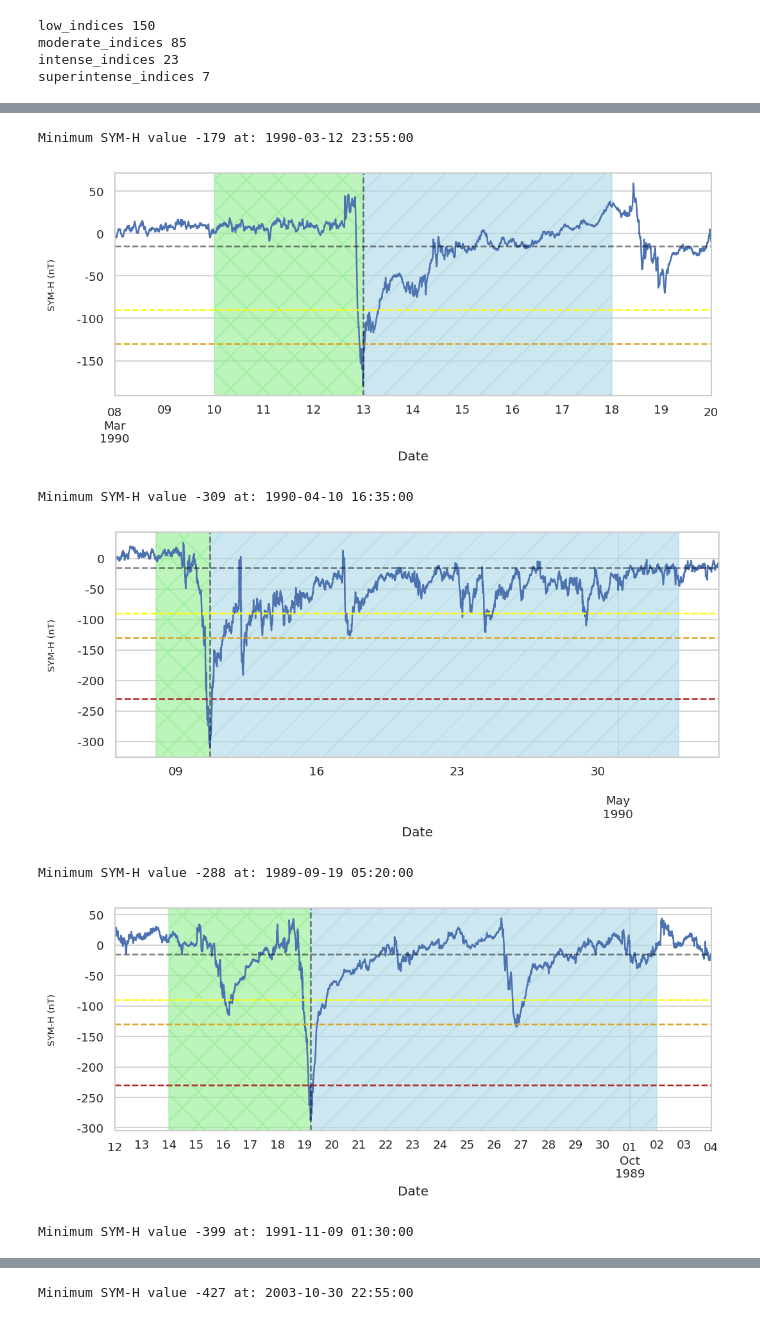
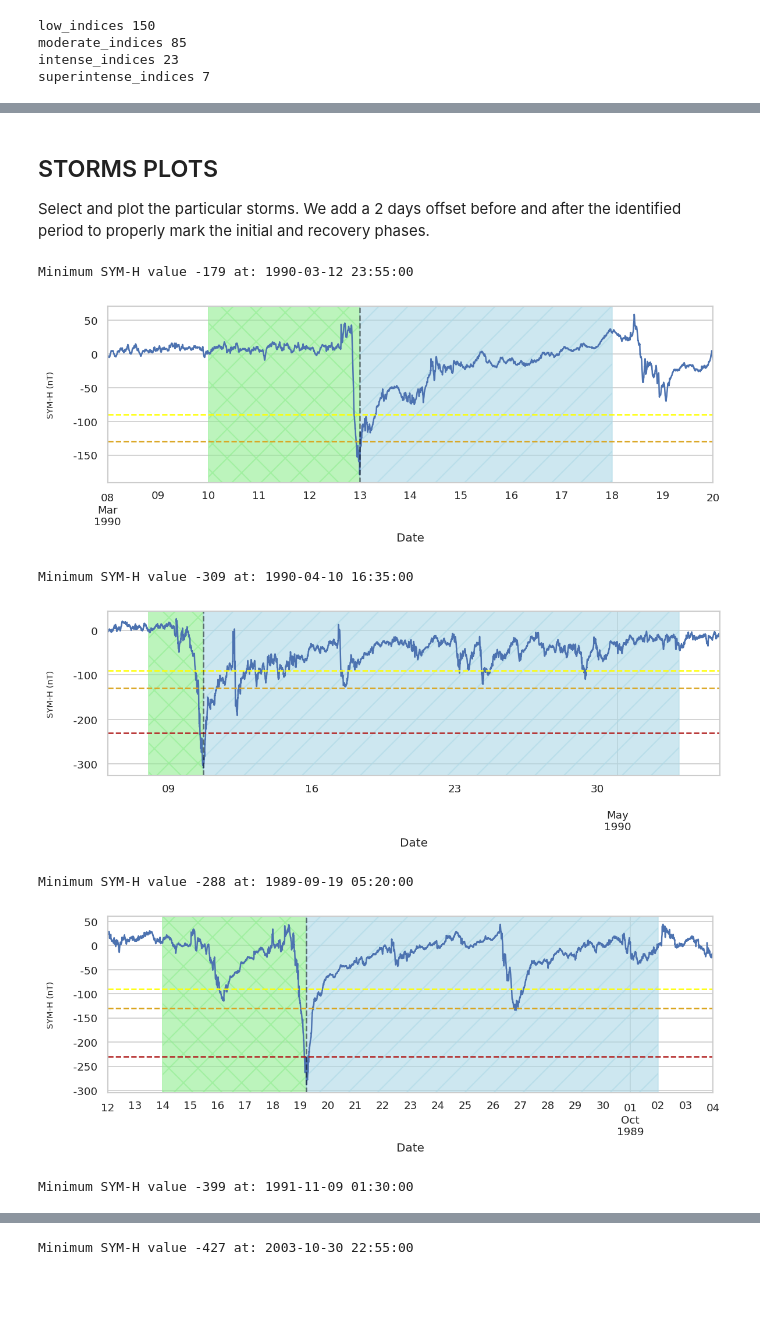
Before and after one commit to Redxgit/classifying-bounding-gstorms, a Jupyter notebook: 4a-Particular-storms-SYM.ipynb, the cells around one changed output, grey strips where cells are left out. Cells and saved outputs as stored; diff of their text form; code cells hidden in the pictures; blank space fills up the shorter version.

```diff
--- a/4a-Particular-storms-SYM.ipynb
+++ b/4a-Particular-storms-SYM.ipynb
@@ -103,17 +112,3 @@ low_indices 150
 moderate_indices 85
 intense_indices 23
 superintense_indices 7
-# %%
-# Plot the super-intense storms
-# the yellow horizontal line corresponds to the low intensity threshold
-# the orange horizontal line corresponds to the moderate intensity threshold
-# the red horizontal line corresponds to the intense threshold
-# the magenta horizontal line corresponds to the super-intense threshold
-print(f'{len(superintense_indices)} superintense storms')
-for ix, ind in enumerate(superintense_indices):
-    ax = utils.plot_storm_sym(dfx, summary_df_sym, ind)
-    strm = utils.get_storm(dfx, summary_df_sym, ind)
-    ax.axvline(strm['SYM_H'].idxmin(), linestyle = '--', color = 'black', alpha = 0.5)
-    ax.axhline(-15, linestyle = '--', color = 'black', alpha = 0.5)
-    print(f'Minimum SYM-H value {strm["SYM_H"].min()} at: {strm["SYM_H"].idxmin()}')
-    plt.show();
@@ -185,7 +115,11 @@ Minimum SYM-H value -393 at: 2004-11-08 05:55:00
+# %% [markdown]
+## STORMS PLOTS <a class="anchor" id="section_1"></a>
+
+Select and plot the particular storms. We add a 2 days offset before and after the identified period to properly mark the initial and recovery phases.
+# %%
+storms_to_plot = [80, 82, 74, 99, 210, 218, 131]
 # %%
-inds = [80, 82, 74, 99, 210, 218]
-
-for ind in inds:
+for ind in storms_to_plot:
     #ax = utils.plot_storm_sym(dfx, summary_df_sym, ind)
     strm = utils.get_storm(dfx, summary_df_sym, ind)
     strm_start = strm.index[0]
@@ -209,37 +143,37 @@ for ind in inds:
     min_sym = strm_full["SYM_H"].min()
     if min_sym <= utils.SYM_H_THRESHOLD_LOW:
         ax.axhline(utils.SYM_H_THRESHOLD_LOW, linestyle="--", color=utils.COLOR_LOW)
 
         if min_sym <= utils.SYM_H_THRESHOLD_MODERATE:
             ax.axhline(utils.SYM_H_THRESHOLD_MODERATE, linestyle="--", color=utils.COLOR_MODERATE)
 
             if min_sym <= utils.SYM_H_THRESHOLD_INTENSE:
                 ax.axhline(utils.SYM_H_THRESHOLD_INTENSE, linestyle="--", color=utils.COLOR_INTENSE)
 
                 if min_sym <= utils.SYM_H_THRESHOLD_SUPERINTENSE:
                     ax.axhline(
                         utils.SYM_H_THRESHOLD_SUPERINTENSE, linestyle="--", color=utils.COLOR_SUPERINTENSE
                     )
 
     ax.yaxis.set_major_formatter(StrMethodFormatter("{x:>8.0f}"))
 
     #ax.fill_between(strm.index, strm_full['SYM_H'].max(), strm_full['SYM_H'].min(),
     #                interpolate=True, color=utils.COLOR_SUPERINTENSE, alpha = 0.6, hatch='x')
 
     ax.axvspan(strm.index[0], idxmin, color = 'lightgreen', alpha = 0.6, hatch='x')
     ax.axvspan(idxmin, strm.index[-1], color = 'lightblue', alpha = 0.6, hatch='/')
 
 
     ax.axvline(strm['SYM_H'].idxmin(), linestyle = '--', color = 'black', alpha = 0.5)
-    ax.axhline(-15, linestyle = '--', color = 'black', alpha = 0.5)
     print(f'Minimum SYM-H value {strm_full["SYM_H"].min()} at: {strm_full["SYM_H"].idxmin()}')
+    plt.tight_layout();
     plt.savefig(f'figs/sym-storm-{ind}.png')
     plt.show();
 # %% [output]
 Minimum SYM-H value -179 at: 1990-03-12 23:55:00
-[figure, old version]
+[figure, new version]
 Minimum SYM-H value -309 at: 1990-04-10 16:35:00
-[figure, old version]
+[figure, new version]
 Minimum SYM-H value -288 at: 1989-09-19 05:20:00
-[figure, old version]
+[figure, new version]
 Minimum SYM-H value -399 at: 1991-11-09 01:30:00
```
Also changed, not shown: parts of 7 cells of this notebook, 22 other files.
